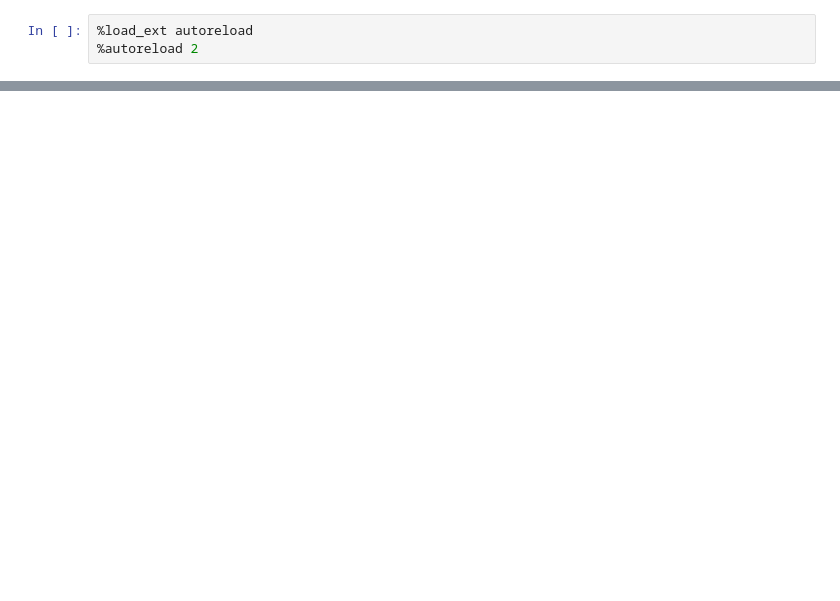
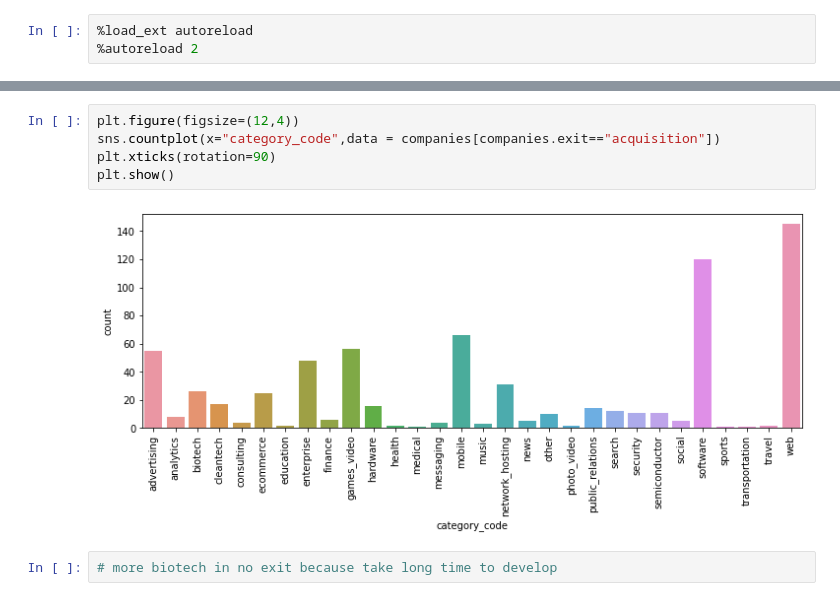
Before and after one commit to jojibou/invesscience, a Jupyter notebook: notebooks/joanna-merge.ipynb, the cells around one changed output, grey strips where cells are left out. Drawn from its saved outputs; the diff is of its cells as text; blank space fills up the shorter version.

```diff
--- a/notebooks/joanna-merge.ipynb
+++ b/notebooks/joanna-merge.ipynb
@@ -171,0 +128,9 @@ companies[companies.raised_amount_usd_a == 400000000]
+# %%
+plt.figure(figsize=(12,4))
+sns.countplot(x="category_code",data = companies[companies.exit=="acquisition"])
+plt.xticks(rotation=90)
+plt.show()
+# %% [output]
+[figure, added]
+# %%
+# more biotech in no exit because take long time to develop
```
Also changed, not shown: parts of 102 cells of this notebook.
